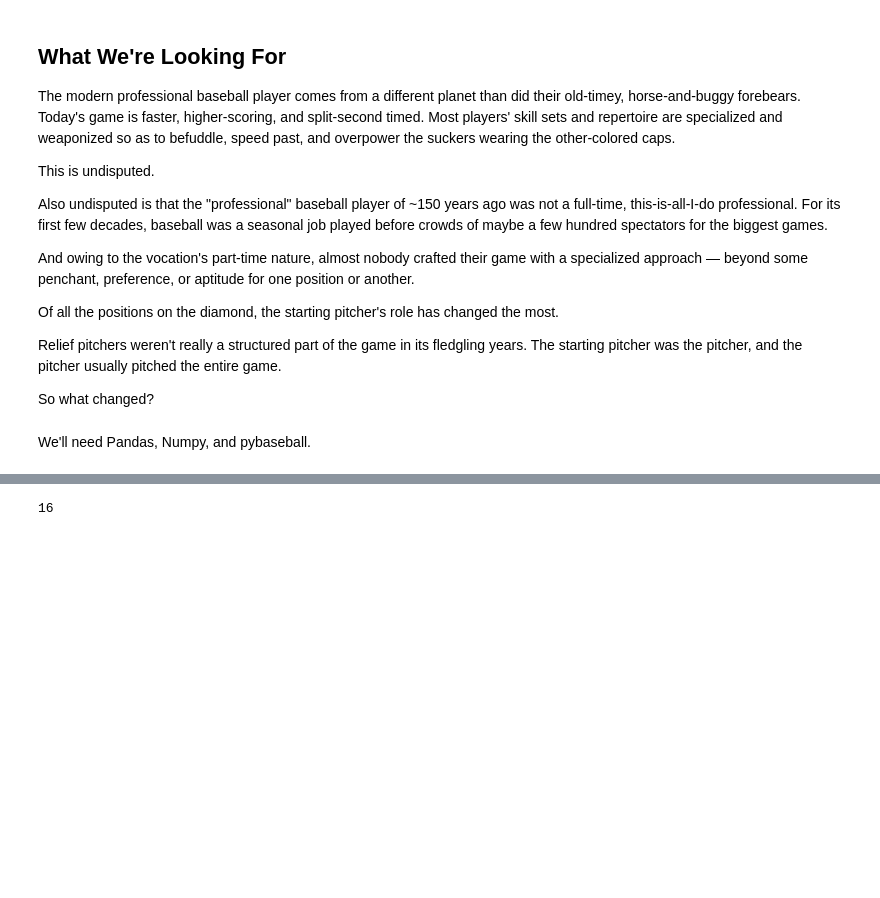
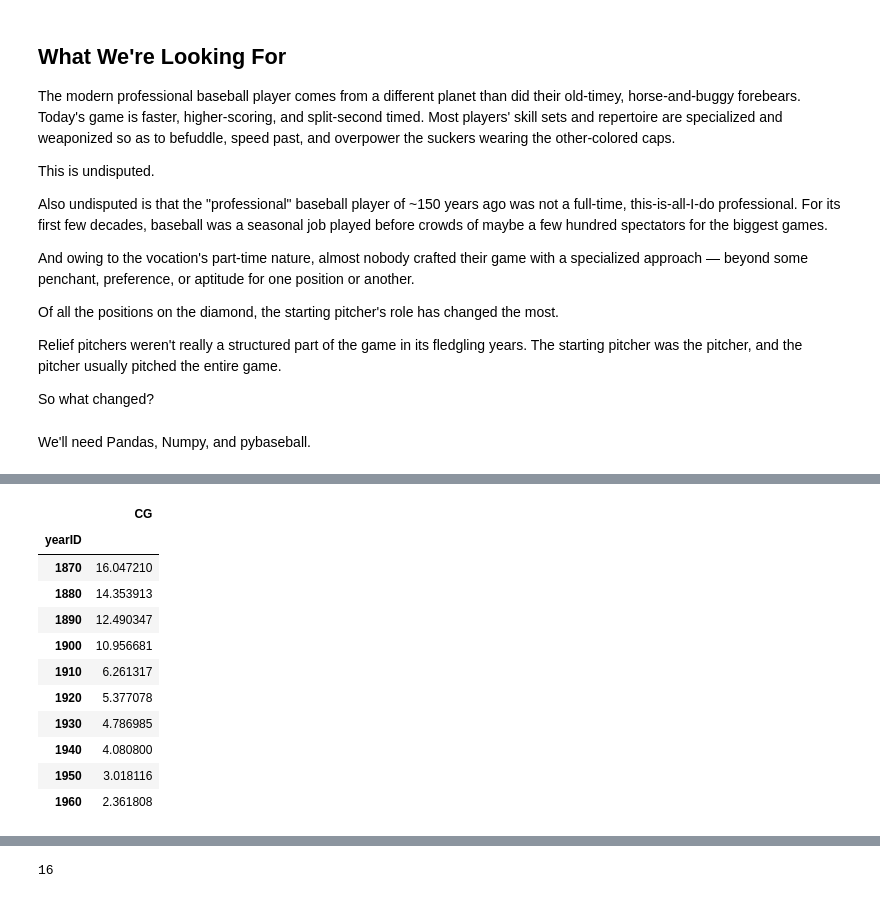
Before and after one commit to obverter/complete-games-are-done, a Jupyter notebook: notebooks/Complete Games Are Done.ipynb, the cells around one changed output, grey strips where cells are left out. Cells and saved outputs as stored; diff of their text form; code cells hidden in the pictures; blank space fills up the shorter version.

```diff
--- a/notebooks/Complete Games Are Done.ipynb
+++ b/notebooks/Complete Games Are Done.ipynb
@@ -35,0 +75,15 @@ df = pd.read_csv("../data/pitching.csv")
+# %%
+df_decades.head(10)
+# %% [output]
+|  | CG |
+| yearID |  |
+| 1870 | 16.047210 |
+| 1880 | 14.353913 |
+| 1890 | 12.490347 |
+| 1900 | 10.956681 |
+| 1910 | 6.261317 |
+| 1920 | 5.377078 |
+| 1930 | 4.786985 |
+| 1940 | 4.080800 |
+| 1950 | 3.018116 |
+| 1960 | 2.361808 |
```
Also changed, not shown: parts of 15 cells of this notebook, 1 other file.
